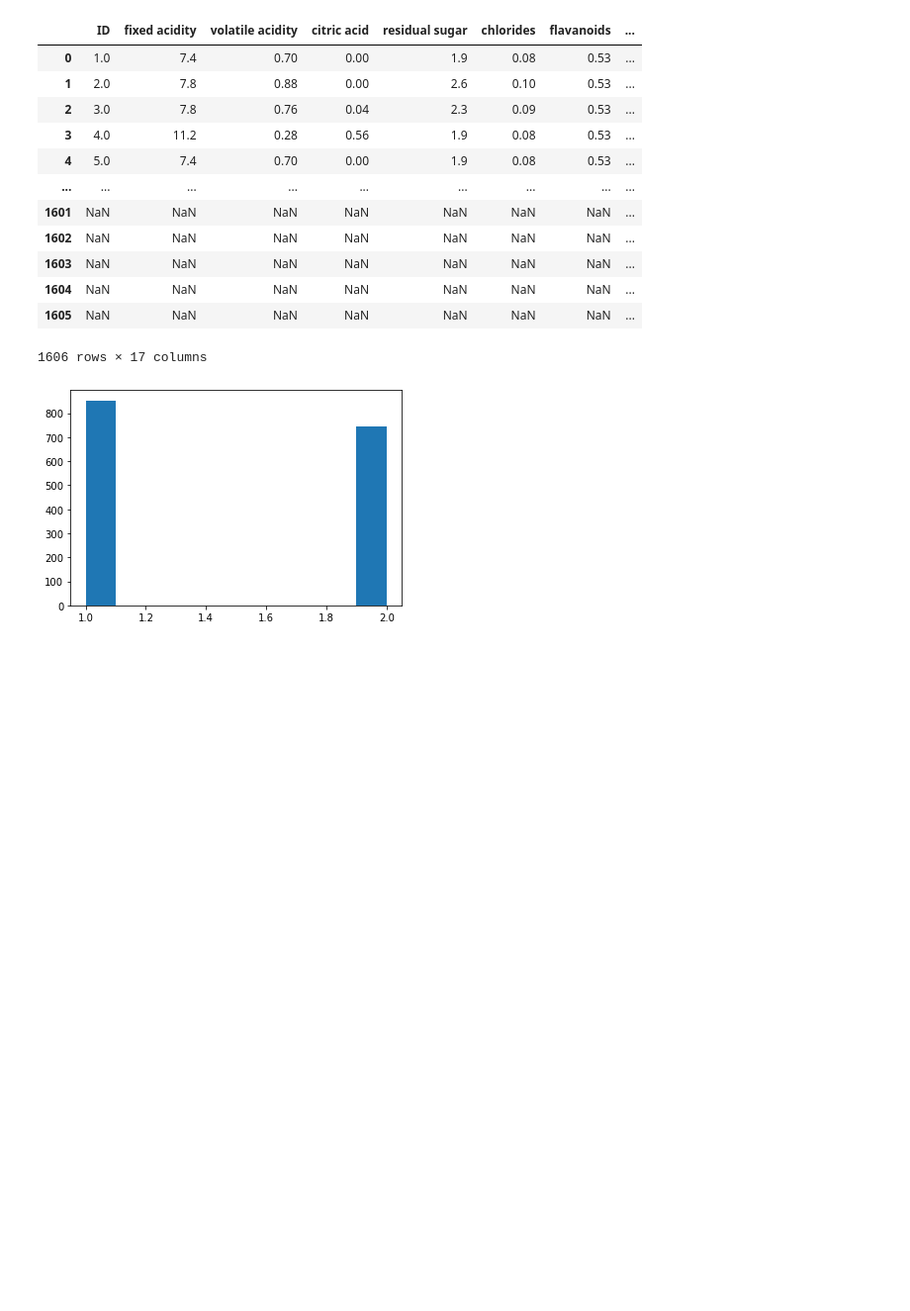
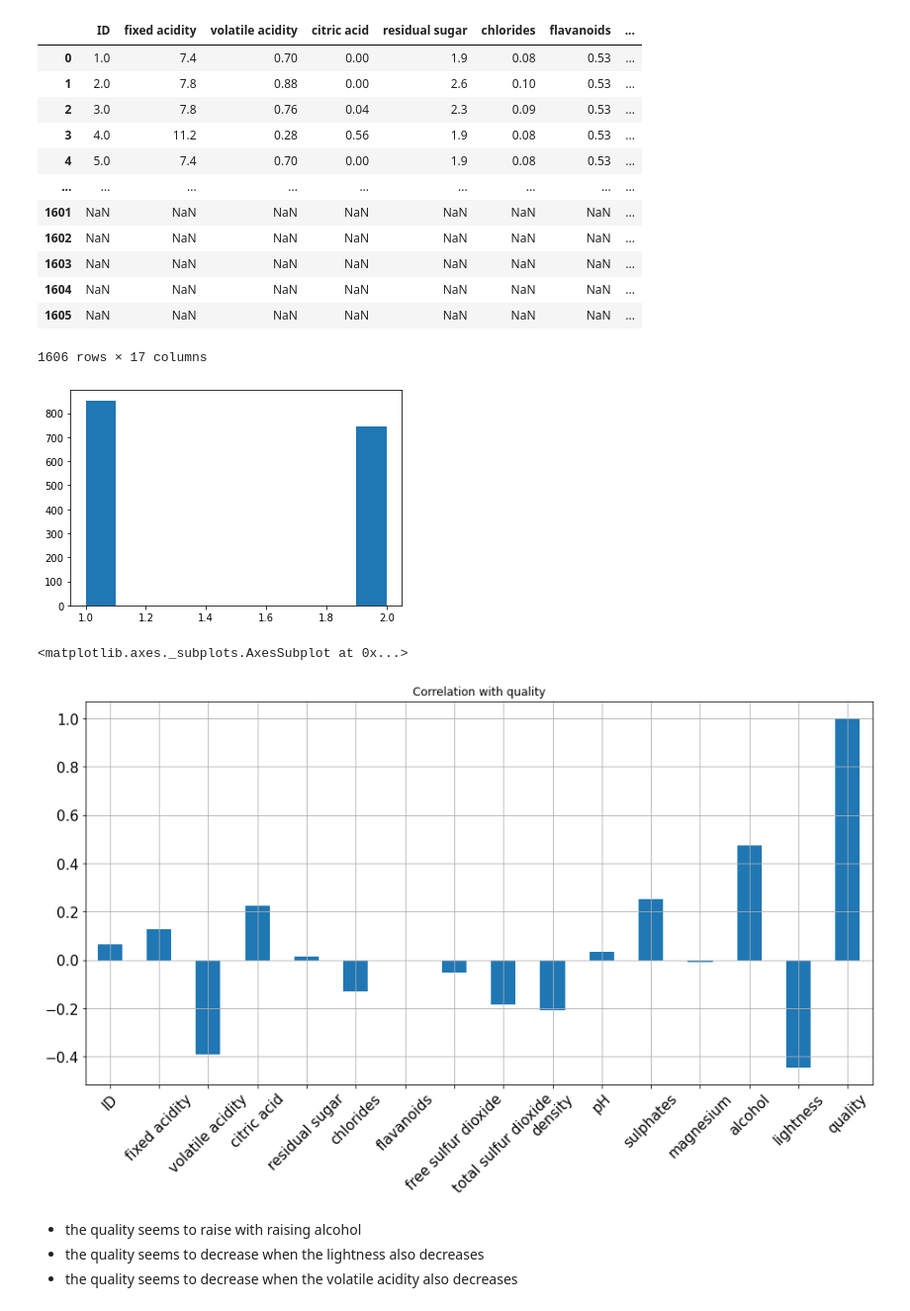
Before and after one commit to proohit/trends-in-ds-team1, a Jupyter notebook: general_exploration.ipynb, the cells around one changed output. Shown at 99% size. Cells and saved outputs as stored; diff of their text form; code cells hidden in the pictures; blank space fills up the shorter version.

Commit message:
correlation with quality

```diff
--- a/general_exploration.ipynb
+++ b/general_exploration.ipynb
@@ -156,3 +156,14 @@ plt.hist(wine_red['quality_cat'])
 plt.show()
 # %% [output]
 [figure]
+# %%
+wine_red.corrwith(wine_red['quality']).plot.bar(
+        figsize = (15, 7.5), title = "Correlation with quality", fontsize = 15,
+        rot = 45, grid = True)
+# %% [output]
+<matplotlib.axes._subplots.AxesSubplot at 0x...>
+[figure, added]
+# %% [markdown]
+- the quality seems to raise with raising alcohol
+- the quality seems to decrease when the lightness also decreases
+- the quality seems to decrease when the volatile acidity also decreases
```
